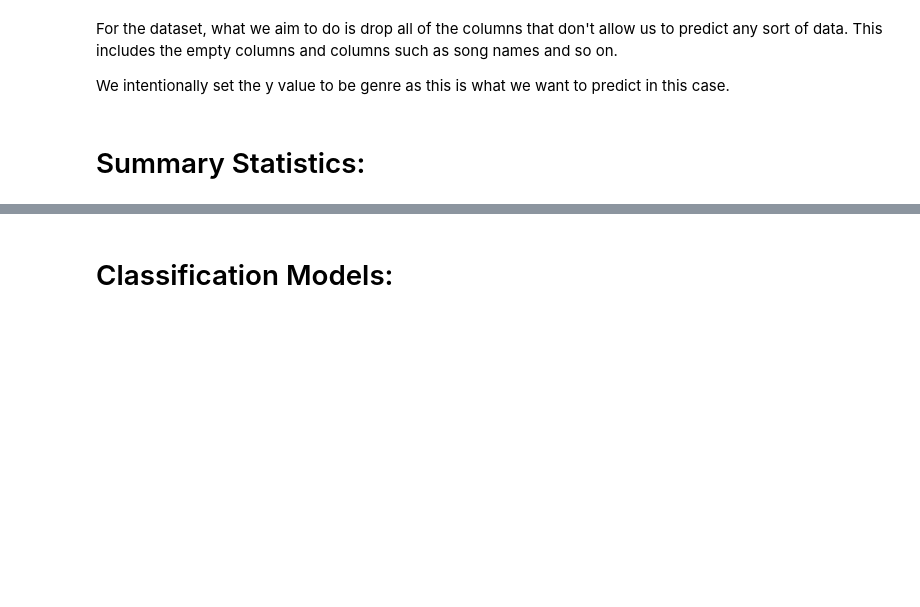
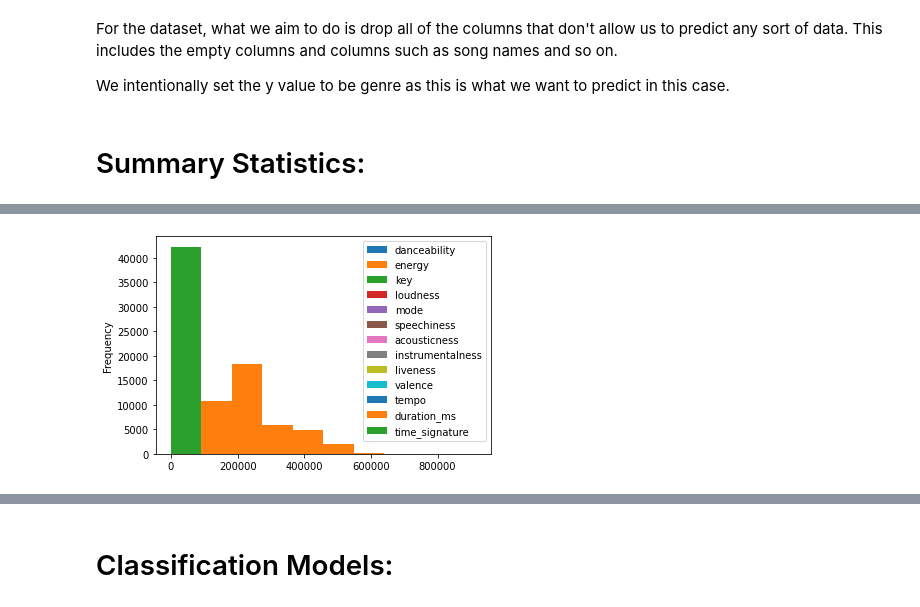
Before and after one commit to by-edu/prj2-preprocessing, a Jupyter notebook: src/prj2.ipynb, the cells around one changed output, grey strips where cells are left out. Saved outputs shown, nothing was run; the diff lists cells and outputs as text; code cells hidden in the pictures; blank space fills up the shorter version.

```diff
--- a/src/prj2.ipynb
+++ b/src/prj2.ipynb
@@ -117,0 +109,5 @@ trap             0.97300  1.000
+# %%
+X.plot(kind='hist')
+plt.show()
+# %% [output]
+[figure, added]
```
Also changed, not shown: parts of 19 cells of this notebook.
